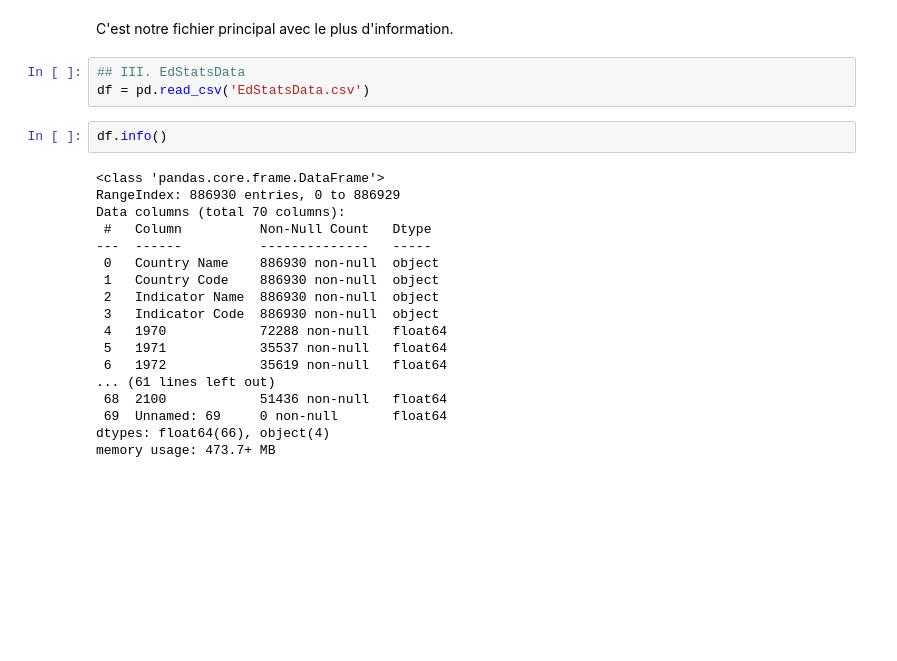
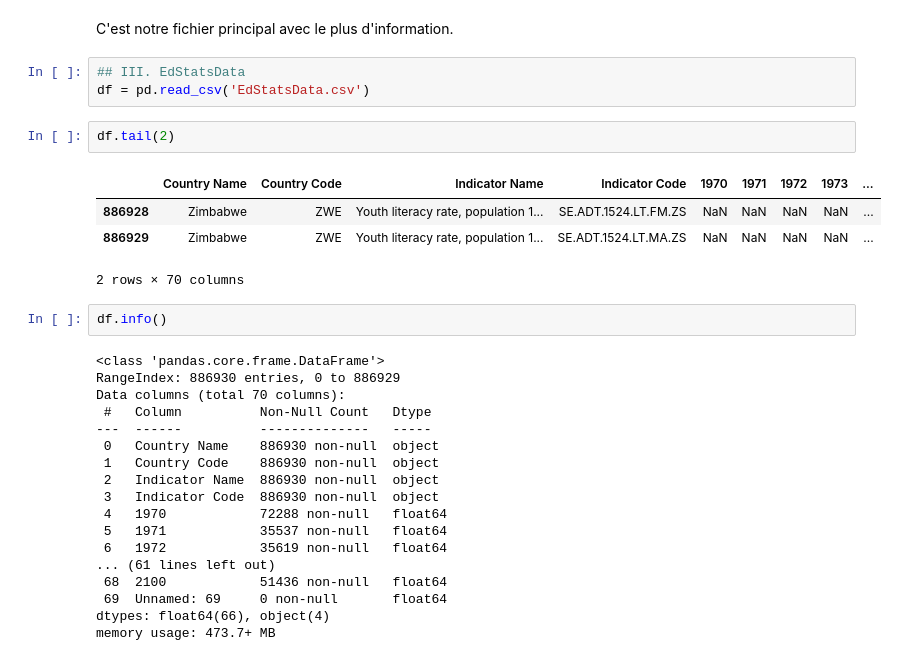
Before and after one commit to ArhurK/Projet-2-Analysez-des-donnees-de-systemes-educatifs, a Jupyter notebook: Projet 2 Analysez des données de systèmes éducatifs.ipynb, the cells around one changed output. Drawn from its saved outputs; the diff is of its cells as text; blank space fills up the shorter version.

```diff
--- a/Projet 2 Analysez des données de systèmes éducatifs.ipynb
+++ b/Projet 2 Analysez des données de systèmes éducatifs.ipynb
@@ -333,6 +333,13 @@ C'est notre fichier principal avec le plus d'information.
 # %%
 ## III. EdStatsData
 df = pd.read_csv('EdStatsData.csv')
+# %%
+df.tail(2)
+# %% [output]
+|  | Country Name | Country Code | Indicator Name | Indicator Code | 1970 | 1971 | 1972 | 1973 | ... |
+| 886928 | Zimbabwe | ZWE | Youth literacy rate, population 1... | SE.ADT.1524.LT.FM.ZS | NaN | NaN | NaN | NaN | ... |
+| 886929 | Zimbabwe | ZWE | Youth literacy rate, population 1... | SE.ADT.1524.LT.MA.ZS | NaN | NaN | NaN | NaN | ... |
+2 rows × 70 columns
 # %%
 df.info()
 # %% [output]
```
Also changed, not shown: parts of 12 cells of this notebook.
